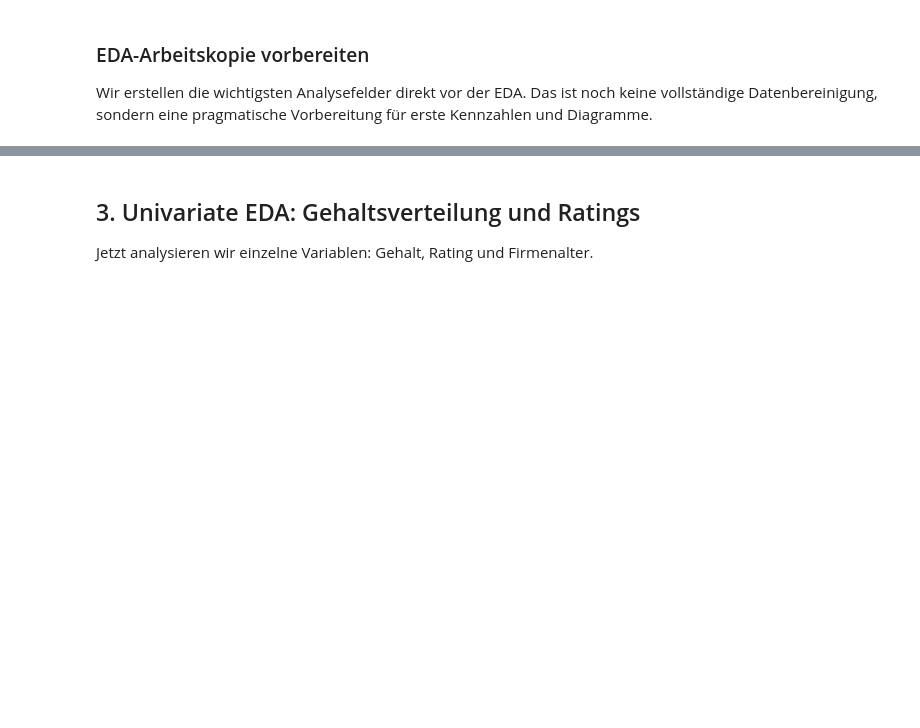
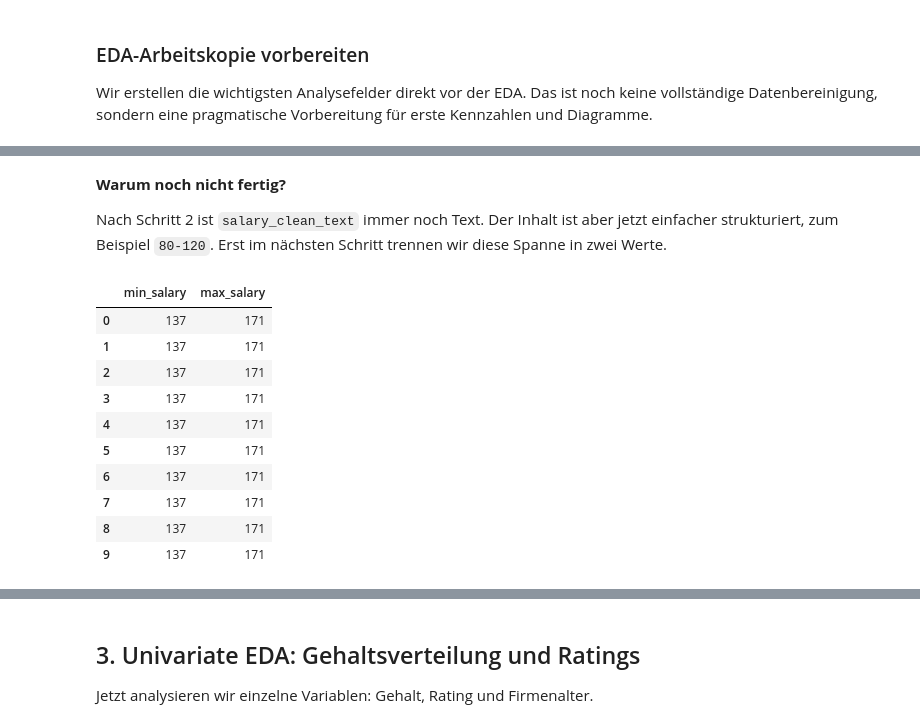
Before and after one commit to chiaoya/Data_to_Decision_with_SQL_Python, a Jupyter notebook: Tag 4/Day_4_Data_Analytics_SQL_Python.ipynb, the cells around one changed output, grey strips where cells are left out. Saved outputs shown, nothing was run; the diff lists cells and outputs as text; code cells hidden in the pictures; blank space fills up the shorter version.

Commit message:
Refine HR cleaning and storytelling materials

```diff
--- a/Tag 4/Day_4_Data_Analytics_SQL_Python.ipynb
+++ b/Tag 4/Day_4_Data_Analytics_SQL_Python.ipynb
@@ -207,0 +246,26 @@ jobs[['salary_estimate', 'min_salary_k', 'max_salary_k', 'avg_salary_k', 'state'
+# %% [markdown]
+**Warum noch nicht fertig?**
+
+Nach Schritt 2 ist `salary_clean_text` immer noch Text. Der Inhalt ist aber jetzt einfacher strukturiert, zum Beispiel `80-120`. Erst im nächsten Schritt trennen wir diese Spanne in zwei Werte.
+# %%
+# Schritt 3: Minimum und Maximum aus der Textspanne extrahieren.
+# Regex-Idee:
+# - (?P<min_salary>\d+) findet die erste Zahl und nennt sie min_salary
+# - \s*-\s* erlaubt Leerzeichen rund um den Bindestrich
+# - (?P<max_salary>\d+) findet die zweite Zahl und nennt sie max_salary
+salary_parts = salary_clean.str.extract(r'(?P<min_salary>\d+)\s*-\s*(?P<max_salary>\d+)')
+
+# Die extrahierten Werte sind noch Textspalten.
+salary_parts.head(10)
+# %% [output]
+|  | min_salary | max_salary |
+| 0 | 137 | 171 |
+| 1 | 137 | 171 |
+| 2 | 137 | 171 |
+| 3 | 137 | 171 |
+| 4 | 137 | 171 |
+| 5 | 137 | 171 |
+| 6 | 137 | 171 |
+| 7 | 137 | 171 |
+| 8 | 137 | 171 |
+| 9 | 137 | 171 |
```
Also changed, not shown: parts of 17 cells of this notebook, 2 other files.
